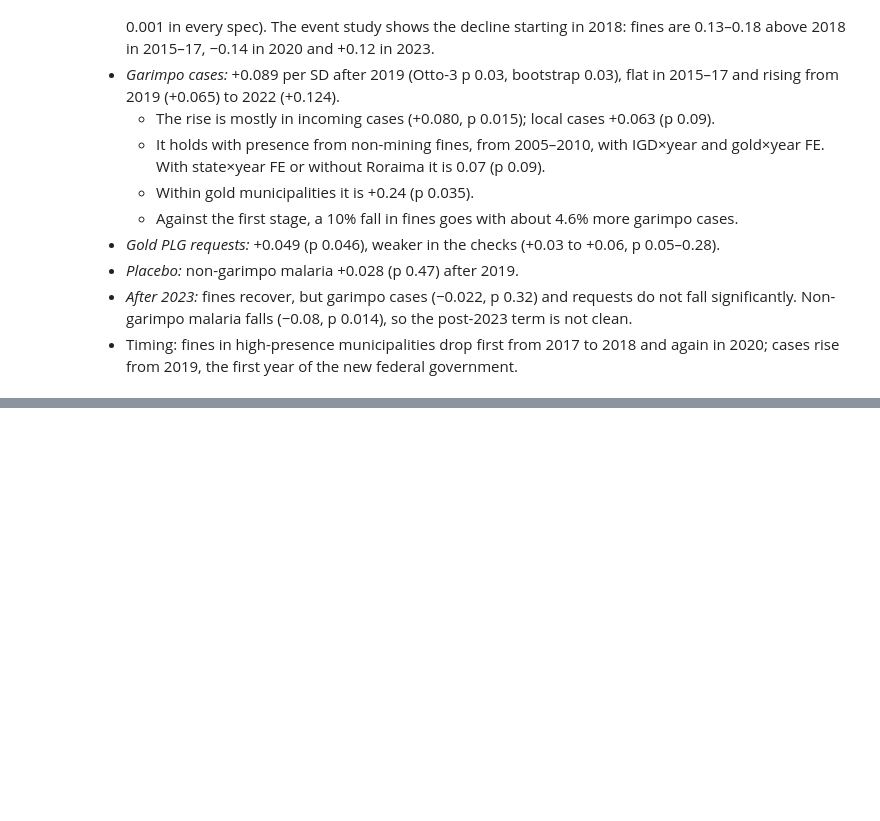
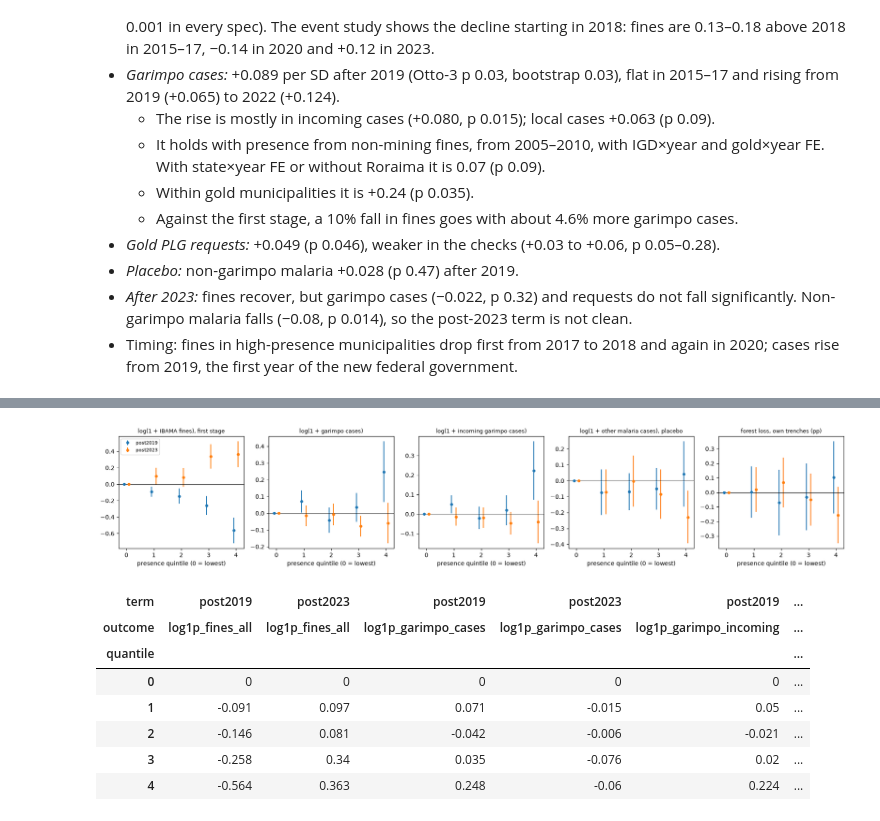
Before and after one commit to felixschulz385/river-pollution-brazil, a Jupyter notebook: output/notebooks/garimpo/04_shift_2019.ipynb, the cells around one changed output, grey strips where cells are left out. Cells and saved outputs as stored; diff of their text form; code cells hidden in the pictures; blank space fills up the shorter version.

```diff
--- a/output/notebooks/garimpo/04_shift_2019.ipynb
+++ b/output/notebooks/garimpo/04_shift_2019.ipynb
@@ -420,0 +457,15 @@ garimpo cases rose; the placebo does not move.
+# %%
+display(municipalities[[G.PRESENCE, *G.FRONTIER]].corr().round(3))
+forest = G.event_study(frame, "forest_loss")
+forest.to_csv(OUT / "event_study_forest_loss.csv", index=False)
+print("Forest loss (pp of own trenches) on presence x year, relative to 2018")
+display(forest.set_index("year")[["estimate", "se"]].round(3).T)
+
+CHECKS = ["baseline", "state x year FE", "frontier x periods", "frontier x periods, state x year FE",
+          "+ current forest loss", "presence trend"]
+checks = table[table.spec.isin(CHECKS)]
+for term in ("post2019", "post2023"):
+    for value in ("estimate", "p_basin", "p_wcb"):
+        print(term, value)
+        display(checks[checks.term == term].pivot_table(index="spec", columns="outcome", values=value,
+                                                         sort=False).reindex(CHECKS).round(3))
@@ -420,0 +576,30 @@ garimpo cases rose; the placebo does not move.
+# %%
+DOSE_OUTCOMES = ["log1p_fines_all", "log1p_garimpo_cases", "log1p_garimpo_incoming", "log1p_other_malaria",
+                 "forest_loss"]
+dose = pd.concat([G.dose_response(frame, outcome) for outcome in DOSE_OUTCOMES], ignore_index=True)
+dose.to_csv(OUT / "dose_response.csv", index=False)
+
+fig, axes = plt.subplots(1, len(DOSE_OUTCOMES), figsize=(18, 3.6))
+for ax, outcome in zip(axes, DOSE_OUTCOMES):
+    for term, color, shift in (("post2019", "C0", -0.08), ("post2023", "C1", 0.08)):
+        part = dose[(dose.outcome == outcome) & (dose.term == term)]
+        ax.errorbar(part["quantile"] + shift, part.estimate, yerr=1.96 * part.se, fmt="o", color=color, ms=4,
+                    label=term)
+    ax.axhline(0, color="black", lw=0.6)
+    ax.set_xticks(range(G.DOSE_BINS))
+    ax.set_xlabel("presence quintile (0 = lowest)")
+    ax.set_title(G.OUTCOMES[outcome], fontsize=9)
+axes[0].legend(fontsize=8)
+fig.tight_layout()
+plt.show()
+display(dose.pivot_table(index="quantile", columns=["term", "outcome"], values="estimate", sort=False).round(3))
+# %% [output]
+[figure, added]
+| term | post2019 | post2023 | post2019 | post2023 | post2019 | ... |
+| outcome | log1p_fines_all | log1p_fines_all | log1p_garimpo_cases | log1p_garimpo_cases | log1p_garimpo_incoming | ... |
+| quantile |  |  |  |  |  | ... |
+| 0 | 0 | 0 | 0 | 0 | 0 | ... |
+| 1 | -0.091 | 0.097 | 0.071 | -0.015 | 0.05 | ... |
+| 2 | -0.146 | 0.081 | -0.042 | -0.006 | -0.021 | ... |
+| 3 | -0.258 | 0.34 | 0.035 | -0.076 | 0.02 | ... |
+| 4 | -0.564 | 0.363 | 0.248 | -0.06 | 0.224 | ... |
```
Also changed, not shown: parts of 8 cells of this notebook, 5 other files.
